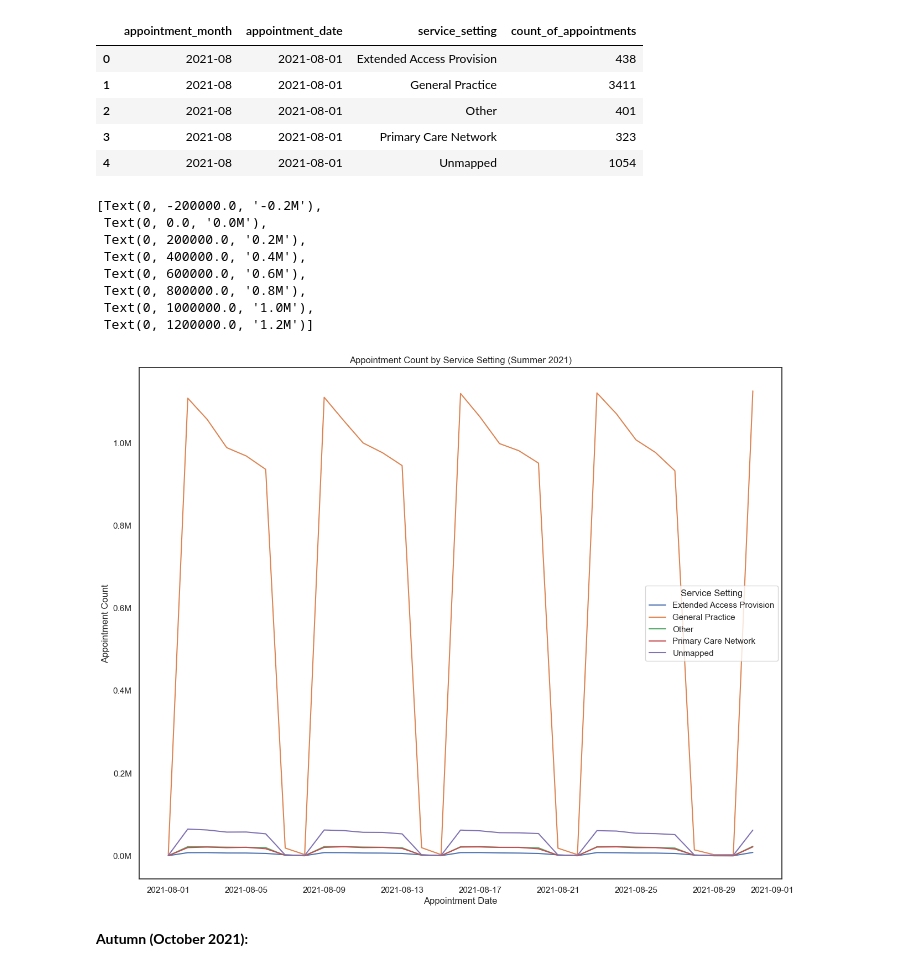
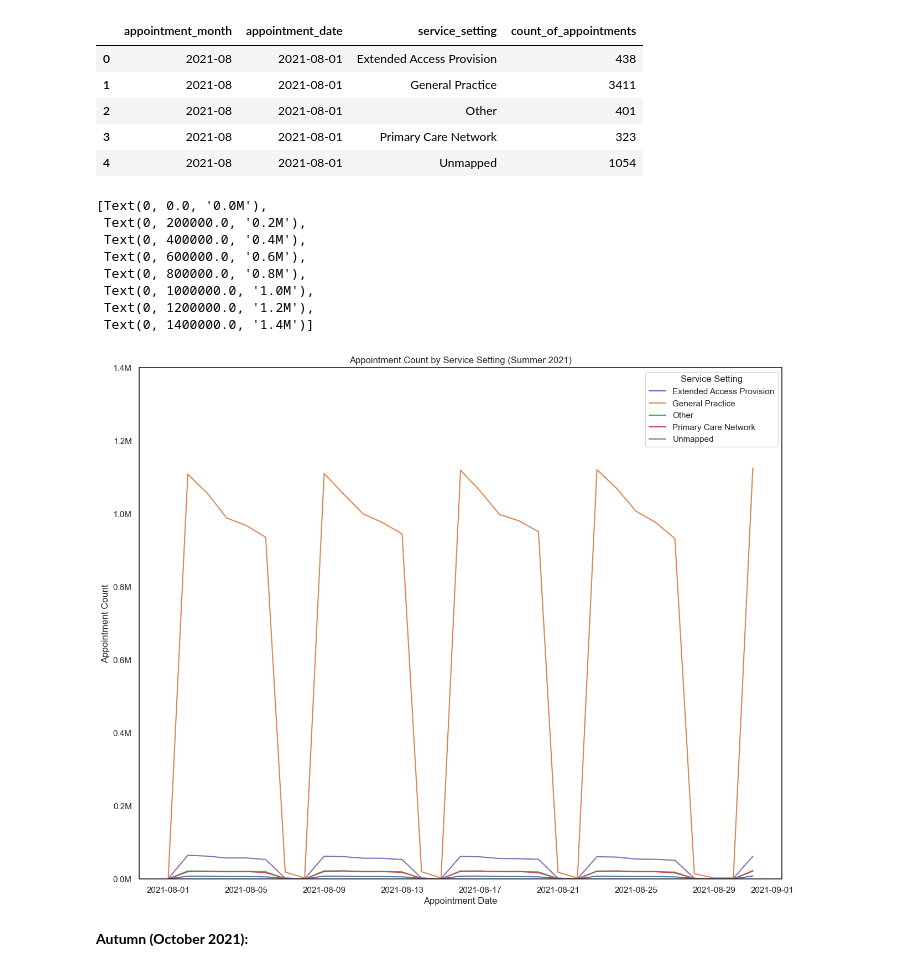
Before and after one commit to suki-w/LSE_DA_NHS_analysis, a Jupyter notebook: Suki_Wong_DA201_Assignment_Notebook.ipynb, the cells around one changed output. Saved outputs shown, nothing was run; the diff lists cells and outputs as text; code cells hidden in the pictures.

```diff
--- a/Suki_Wong_DA201_Assignment_Notebook.ipynb
+++ b/Suki_Wong_DA201_Assignment_Notebook.ipynb
@@ -577,21 +577,22 @@ nc_ss_day.head()
 # %%
 # Look at August 2021 in more detail to allow a closer look.
 # Create a lineplot.
 summer_plot = sns.lineplot(x='appointment_date', y='count_of_appointments', data=nc_ss_day[nc_ss_day['appointment_month']==('2021-08')],hue ='service_setting',ci=None)
 summer_plot.set(xlabel = "Appointment Date", ylabel = "Appointment Count", title="Appointment Count by Service Setting (Summer 2021)")
 plt.legend(title="Service Setting", loc='best')
+summer_plot.set(ylim = (0,1400000))
 ylabels = ['{:,.1f}'.format(x) + 'M' for x in summer_plot.get_yticks()/1000000]
 summer_plot.set_yticklabels(ylabels)
 # %% [output]
-[Text(0, -200000.0, '-0.2M'),
- Text(0, 0.0, '0.0M'),
+[Text(0, 0.0, '0.0M'),
  Text(0, 200000.0, '0.2M'),
  Text(0, 400000.0, '0.4M'),
  Text(0, 600000.0, '0.6M'),
  Text(0, 800000.0, '0.8M'),
  Text(0, 1000000.0, '1.0M'),
- Text(0, 1200000.0, '1.2M')]
+ Text(0, 1200000.0, '1.2M'),
+ Text(0, 1400000.0, '1.4M')]
-[figure, old version]
+[figure, new version]
 # %% [markdown]
 **Autumn (October 2021):**
 # %%
```
Also changed, not shown: parts of 11 cells of this notebook.
